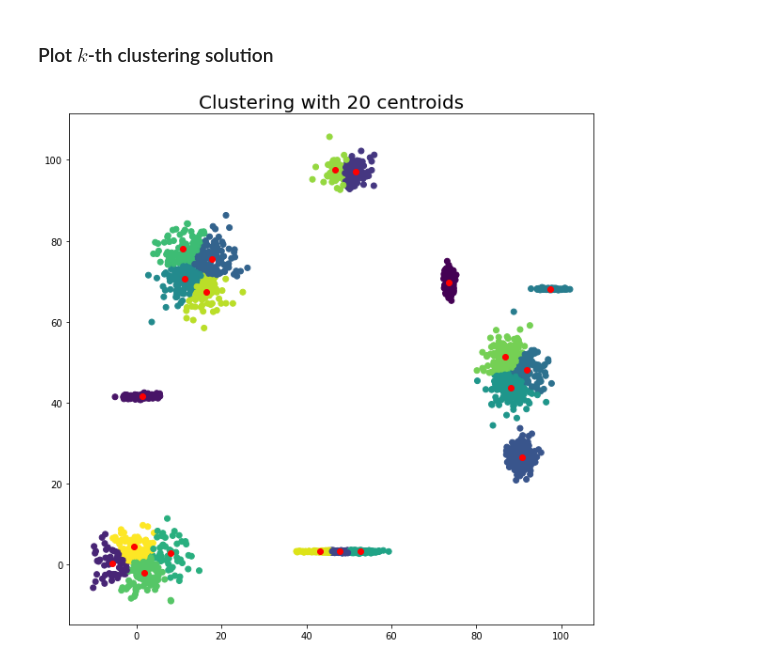
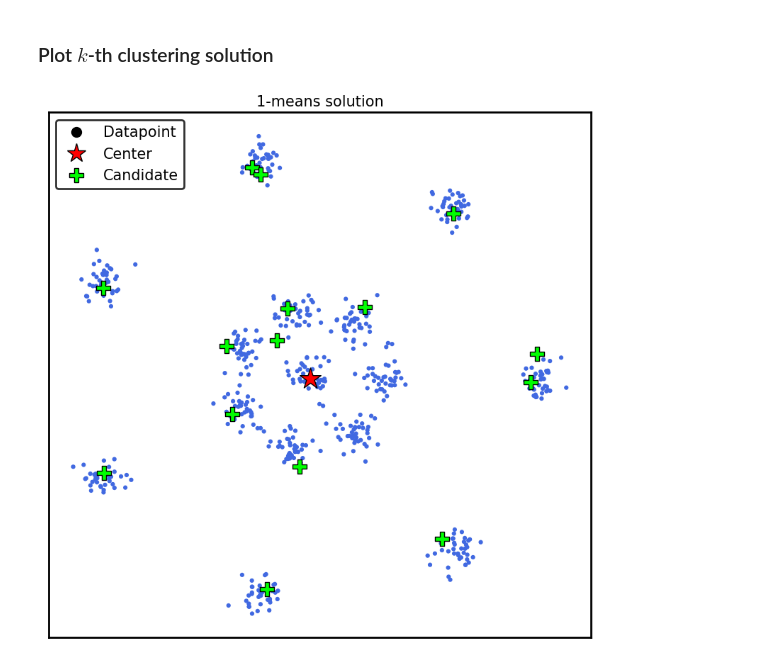
Before and after one commit to gvardakas/global-kmeans-pp, a Jupyter notebook: Global k-means++.ipynb, the cells around one changed output. Cells and saved outputs as stored; diff of their text form; code cells hidden in the pictures.

```diff
--- a/Global k-means++.ipynb
+++ b/Global k-means++.ipynb
@@ -243,6 +226,45 @@ def plot_solution(X, centroids, kmeans_labels, kmeans_centers):
+# %%
+color_list = list(mcolors.CSS4_COLORS.keys()) + list(mcolors.XKCD_COLORS.keys())
+np.random.shuffle(color_list)
+color_list = ['royalblue', 'gold', 'deepskyblue', 'hotpink', 'mediumorchid', 'crimson', 'salmon', 'limegreen'] + color_list
+
+def plot_solution(X, centroids, kmeans_labels, kmeans_centers, candidates):
+    # Figure
+    fig, ax = plt.subplots(figsize=(8, 8))
+    plt.title('{}-means solution'.format(centroids), fontsize=15)
+
+    for axis in ['top','bottom','left','right']:
+        ax.spines[axis].set_linewidth(2.0)
+
+    # Data scatters
+    ax.scatter(X[:,0], X[:,1], edgecolors='none', c=[color_list[kmeans_labels[i]] for i in range(kmeans_labels.shape[0])],  s=20)
+    ax.scatter(candidates[:,0], candidates[:,1], c='lime', marker='P', s=200, edgecolors='black')
+    ax.scatter(kmeans_centers[:,0], kmeans_centers[:,1], c='r', marker='*', s=500, edgecolors='black')
+
+    # Legend
+    leg_data = Line2D([0], [0], marker='o', color='w', markerfacecolor='black', label='Datapoint', markeredgecolor='black', markersize=10)
+    leg_centers = Line2D([0], [0], marker='*', color='w', markerfacecolor='r', label='Center', markeredgecolor='black', markersize=20)
+    leg_candidates = Line2D([0], [0], marker='P', color='w', markerfacecolor='lime', label='Candidate', markeredgecolor='black', markersize=15)
+    legend = ax.legend(handles=[leg_data, leg_centers, leg_candidates],loc='upper left', fontsize=15)
+
+    #legend = ax.legend(['Data', 'Centers', 'Candidates'], loc='upper right', fontsize=13)
+    legend.get_frame().set_linewidth(2.0)
+    legend.get_frame().set_edgecolor('black')
+    legend.legendHandles[0].set_color('w')
+
+    # Axes
+    #ax.xlim([-0.2, 1.2])
+    #ax.ylim([-0.2, 1.2])
+    plt.xticks([])
+    plt.yticks([])
+
+    # plt.show()
+    plt.tight_layout()
+    plt.show()
+    plt.close()
 # %%
 # Select k to plot solution which clustering solution you want to visualize
-k = 20
-plot_solution(X, "{:d}".format(k), clusters[k], centroids[k])
+k = 1
+plot_solution(X, "{:d}".format(k), clusters[k], centroids[k], candidates[k])
 # %% [output]
-[figure, old version]
+[figure, new version]
```
Also changed, not shown: parts of 8 cells of this notebook, 2 other files.
